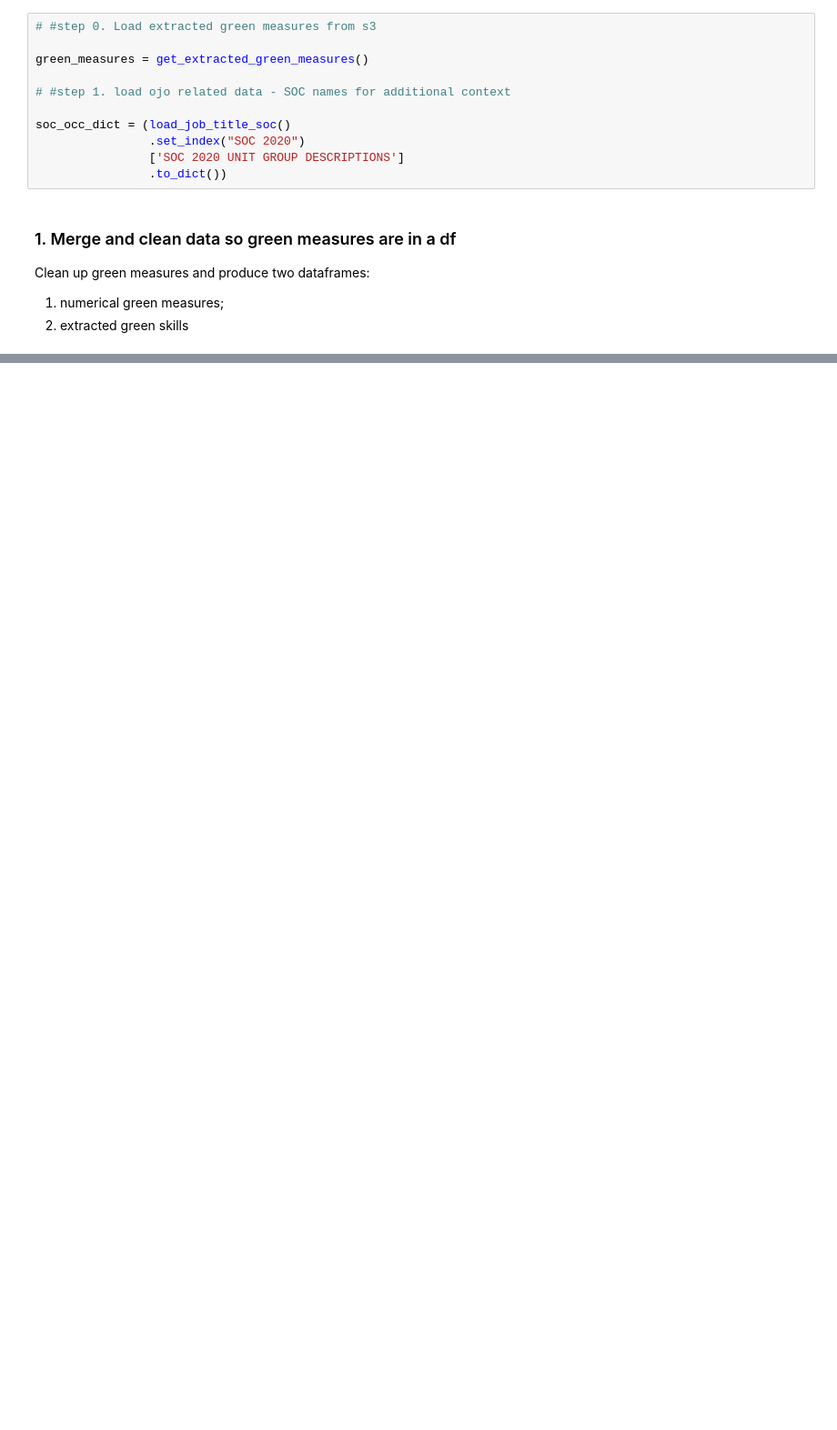
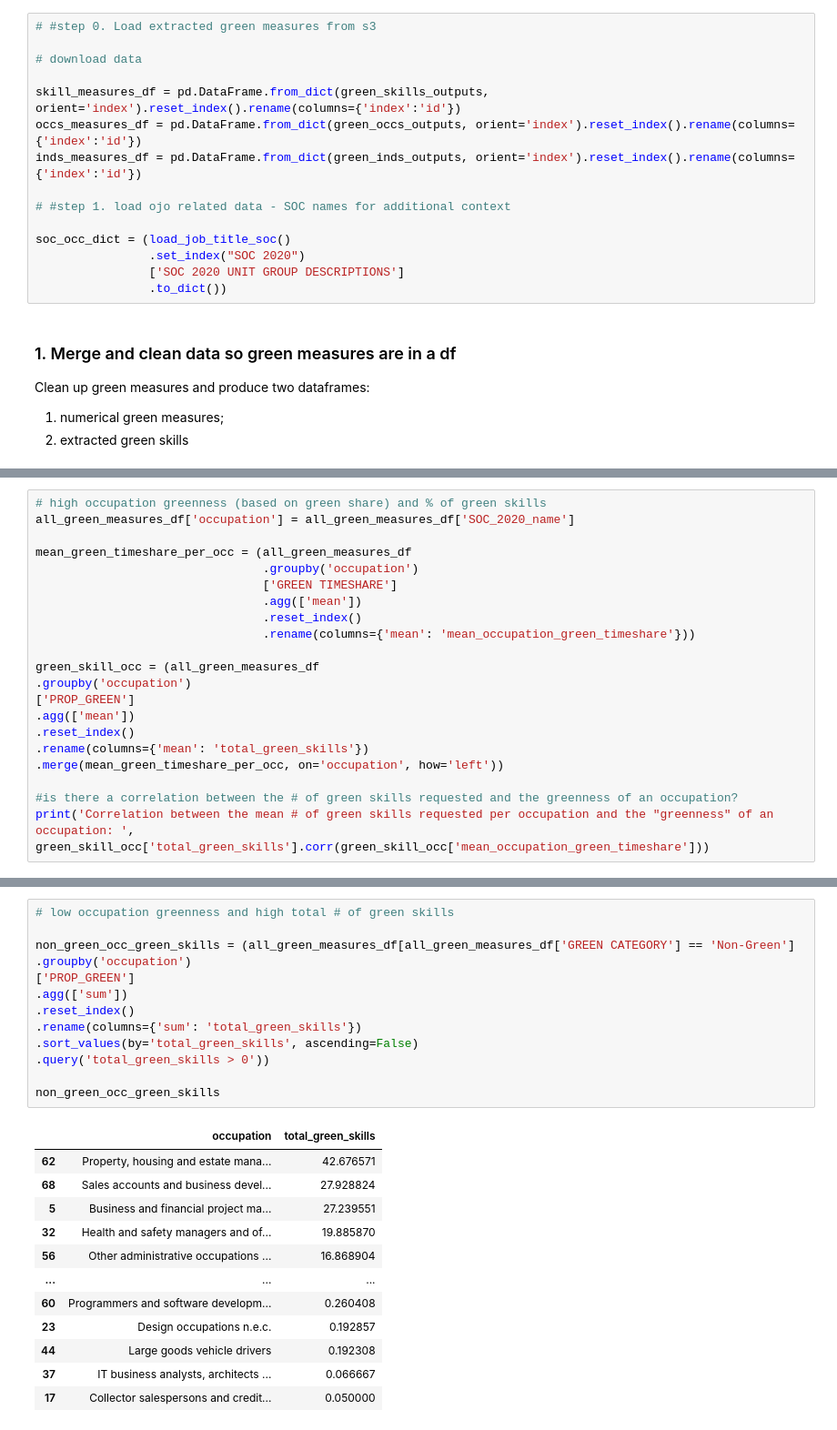
Before and after one commit to nestauk/dap_prinz_green_jobs, a Jupyter notebook: dap_prinz_green_jobs/notebooks/between_measures_analysis.ipynb, the cells around one changed output, grey strips where cells are left out. Shown at 91% size. Cells and saved outputs as stored; diff of their text form; blank space fills up the shorter version.

```diff
--- a/dap_prinz_green_jobs/notebooks/between_measures_analysis.ipynb
+++ b/dap_prinz_green_jobs/notebooks/between_measures_analysis.ipynb
@@ -27,7 +79,11 @@ Load extracted green measures at the skill-, occupation- and industry-level. Als
 # %%
 # #step 0. Load extracted green measures from s3
 
-green_measures = get_extracted_green_measures()
+# download data
+
+skill_measures_df = pd.DataFrame.from_dict(green_skills_outputs, orient='index').reset_index().rename(columns={'index':'id'})
+occs_measures_df = pd.DataFrame.from_dict(green_occs_outputs, orient='index').reset_index().rename(columns={'index':'id'})
+inds_measures_df = pd.DataFrame.from_dict(green_inds_outputs, orient='index').reset_index().rename(columns={'index':'id'})
 
 # #step 1. load ojo related data - SOC names for additional context
 
@@ -471,0 +231,21 @@ occ3_new_skills.save(f'{graph_dir}/occ3_new_skills.html')
+# %%
+# high occupation greenness (based on green share) and % of green skills
+all_green_measures_df['occupation'] = all_green_measures_df['SOC_2020_name']
+
+mean_green_timeshare_per_occ = (all_green_measures_df
+                                .groupby('occupation')
+                                ['GREEN TIMESHARE']
+                                .agg(['mean'])
+                                .reset_index()
+                                .rename(columns={'mean': 'mean_occupation_green_timeshare'}))
+
+green_skill_occ = (all_green_measures_df
+.groupby('occupation')
+['PROP_GREEN']
+.agg(['mean'])
+.reset_index()
+.rename(columns={'mean': 'total_green_skills'})
+.merge(mean_green_timeshare_per_occ, on='occupation', how='left'))
+
+#is there a correlation between the # of green skills requested and the greenness of an occupation?
+print('Correlation between the mean # of green skills requested per occupation and the "greenness" of an occupation: ', green_skill_occ['total_green_skills'].corr(green_skill_occ['mean_occupation_green_timeshare']))
@@ -471,0 +254,26 @@ occ3_new_skills.save(f'{graph_dir}/occ3_new_skills.html')
+# %%
+# low occupation greenness and high total # of green skills
+
+non_green_occ_green_skills = (all_green_measures_df[all_green_measures_df['GREEN CATEGORY'] == 'Non-Green']
+.groupby('occupation')
+['PROP_GREEN']
+.agg(['sum'])
+.reset_index()
+.rename(columns={'sum': 'total_green_skills'})
+.sort_values(by='total_green_skills', ascending=False)
+.query('total_green_skills > 0'))
+
+non_green_occ_green_skills
+# %% [output]
+|  | occupation | total_green_skills |
+| 62 | Property, housing and estate mana... | 42.676571 |
+| 68 | Sales accounts and business devel... | 27.928824 |
+| 5 | Business and financial project ma... | 27.239551 |
+| 32 | Health and safety managers and of... | 19.885870 |
+| 56 | Other administrative occupations ... | 16.868904 |
+| ... | ... | ... |
+| 60 | Programmers and software developm... | 0.260408 |
+| 23 | Design occupations n.e.c. | 0.192857 |
+| 44 | Large goods vehicle drivers | 0.192308 |
+| 37 | IT business analysts, architects ... | 0.066667 |
+| 17 | Collector salespersons and credit... | 0.050000 |
```
Also changed, not shown: parts of 49 cells of this notebook, 24 other files.
